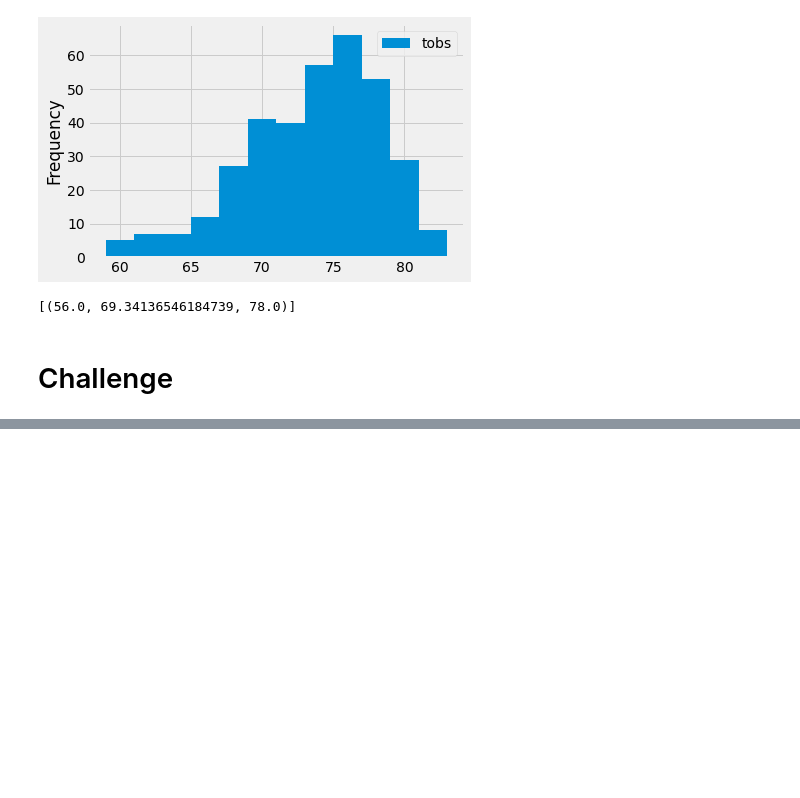
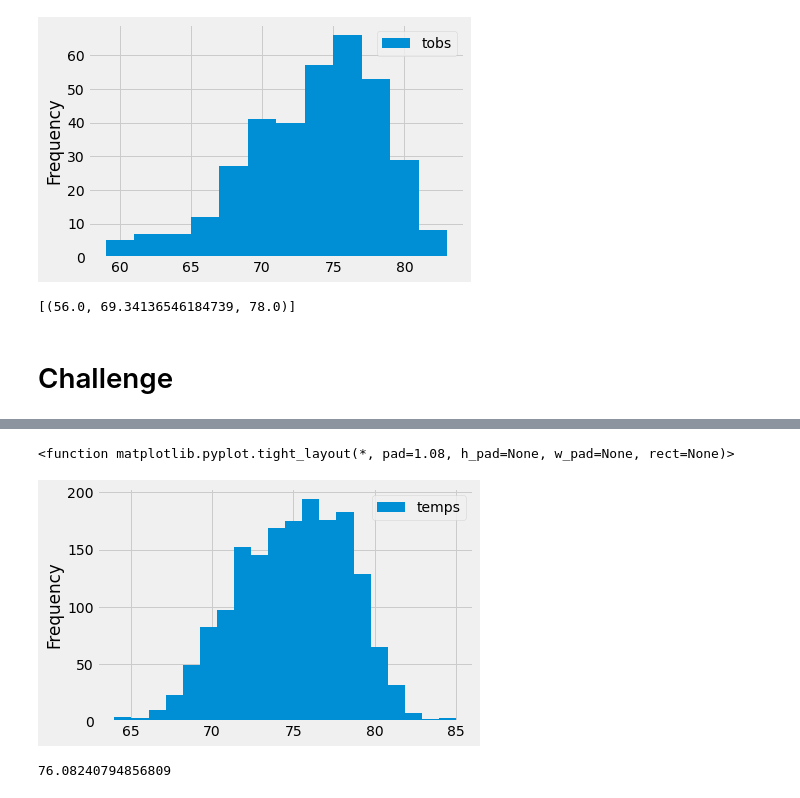
Before and after one commit to SirTonkaton/Surfs-up, a Jupyter notebook: climate_analysis.ipynb, the cells around one changed output, grey strips where cells are left out. Saved outputs shown, nothing was run; the diff lists cells and outputs as text; code cells hidden in the pictures; blank space fills up the shorter version.

```diff
--- a/climate_analysis.ipynb
+++ b/climate_analysis.ipynb
@@ -199,0 +218,5 @@ print(calc_temp('2012-02-028','2012-03-05'))
+# %%
+# reflect an existing database into a new model
+Base = automap_base()
+# reflect the tables
+Base.prepare(engine, reflect=True)
@@ -199,0 +280,14 @@ print(calc_temp('2012-02-028','2012-03-05'))
+# %%
+july_df = pd.DataFrame(june_temps_list, columns=["temps"])
+july_df.describe()
+july_df.plot.hist(bins=20)
+plt.tight_layout
+# %% [output]
+<function matplotlib.pyplot.tight_layout(*, pad=1.08, h_pad=None, w_pad=None, rect=None)>
+[figure, added]
+# %%
+july_temps = session.query(Measurement).filter(extract('month', Measurement.date) == 7)
+july_temps_list = [temp.tobs for temp in july_temps]
+print(np.mean(july_temps_list))
+# %% [output]
+76.08240794856809
```
Also changed, not shown: parts of 19 cells of this notebook, 4 other files.
